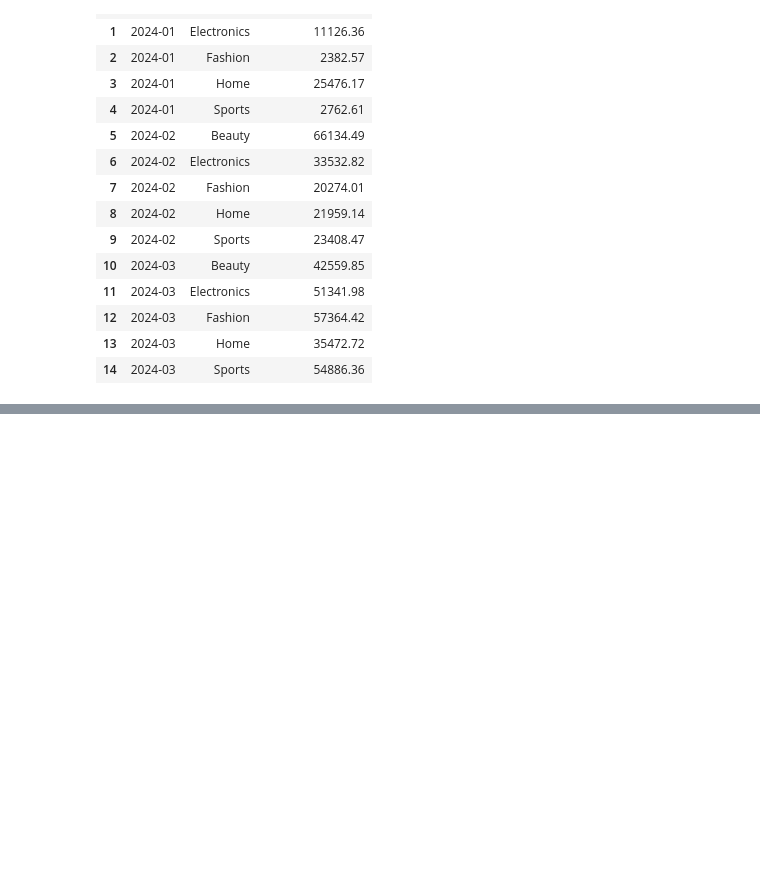
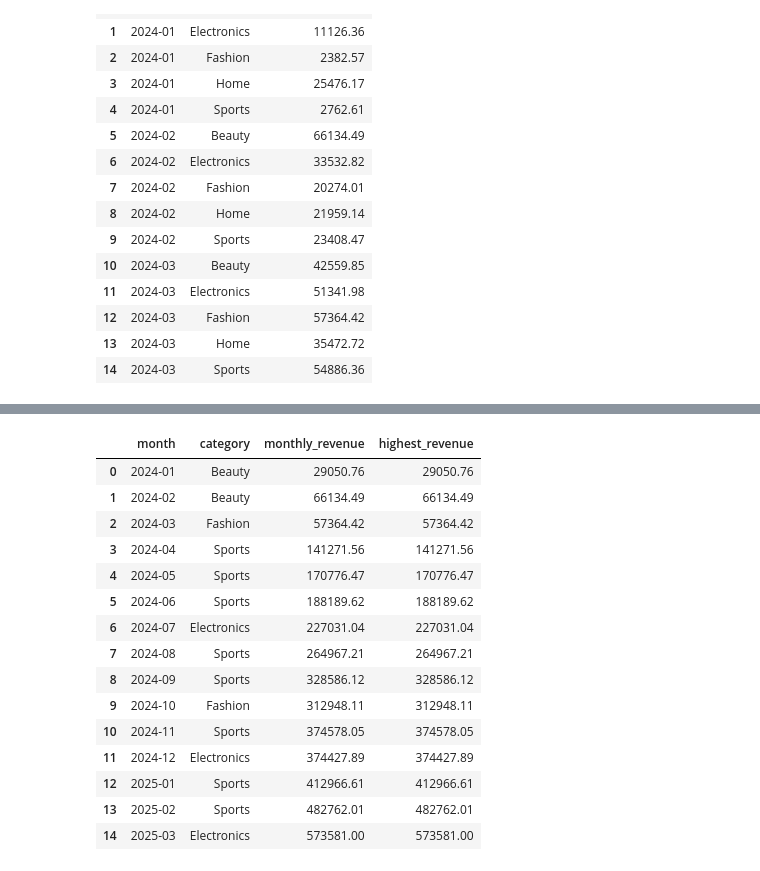
Before and after one commit to Mohammedvahith/E-commerce-Sales-Customer-Analytics, a Jupyter notebook: shopease-analytics/notebooks/03_eda.ipynb, the cells around one changed output, grey strips where cells are left out. Drawn from its saved outputs; the diff is of its cells as text; code cells hidden in the pictures; blank space fills up the shorter version.

```diff
--- a/shopease-analytics/notebooks/03_eda.ipynb
+++ b/shopease-analytics/notebooks/03_eda.ipynb
@@ -2504,0 +2519,10 @@ display(monthly_category_sales.head(15))
+# %%
+# Find the maximum monthly revenue
+
+monthly_category_max = (
+    monthly_category_sales.groupby("month")["monthly_revenue"]
+    .max()
+    .reset_index(name = "highest_revenue")
+)
+
+display(monthly_category_max.head(10))
@@ -2504,0 +2541,28 @@ display(monthly_category_sales.head(15))
+# %%
+# Retrieve the category name
+
+monthly_top_category = monthly_category_sales.merge(
+    monthly_category_max,
+    left_on = ["month","monthly_revenue"],
+    right_on = ["month","highest_revenue"],
+    how = "inner"
+)
+
+display(monthly_top_category.head(15))
+# %% [output]
+|  | month | category | monthly_revenue | highest_revenue |
+| 0 | 2024-01 | Beauty | 29050.76 | 29050.76 |
+| 1 | 2024-02 | Beauty | 66134.49 | 66134.49 |
+| 2 | 2024-03 | Fashion | 57364.42 | 57364.42 |
+| 3 | 2024-04 | Sports | 141271.56 | 141271.56 |
+| 4 | 2024-05 | Sports | 170776.47 | 170776.47 |
+| 5 | 2024-06 | Sports | 188189.62 | 188189.62 |
+| 6 | 2024-07 | Electronics | 227031.04 | 227031.04 |
+| 7 | 2024-08 | Sports | 264967.21 | 264967.21 |
+| 8 | 2024-09 | Sports | 328586.12 | 328586.12 |
+| 9 | 2024-10 | Fashion | 312948.11 | 312948.11 |
+| 10 | 2024-11 | Sports | 374578.05 | 374578.05 |
+| 11 | 2024-12 | Electronics | 374427.89 | 374427.89 |
+| 12 | 2025-01 | Sports | 412966.61 | 412966.61 |
+| 13 | 2025-02 | Sports | 482762.01 | 482762.01 |
+| 14 | 2025-03 | Electronics | 573581.00 | 573581.00 |
```
Also changed, not shown: parts of 3 cells of this notebook.
